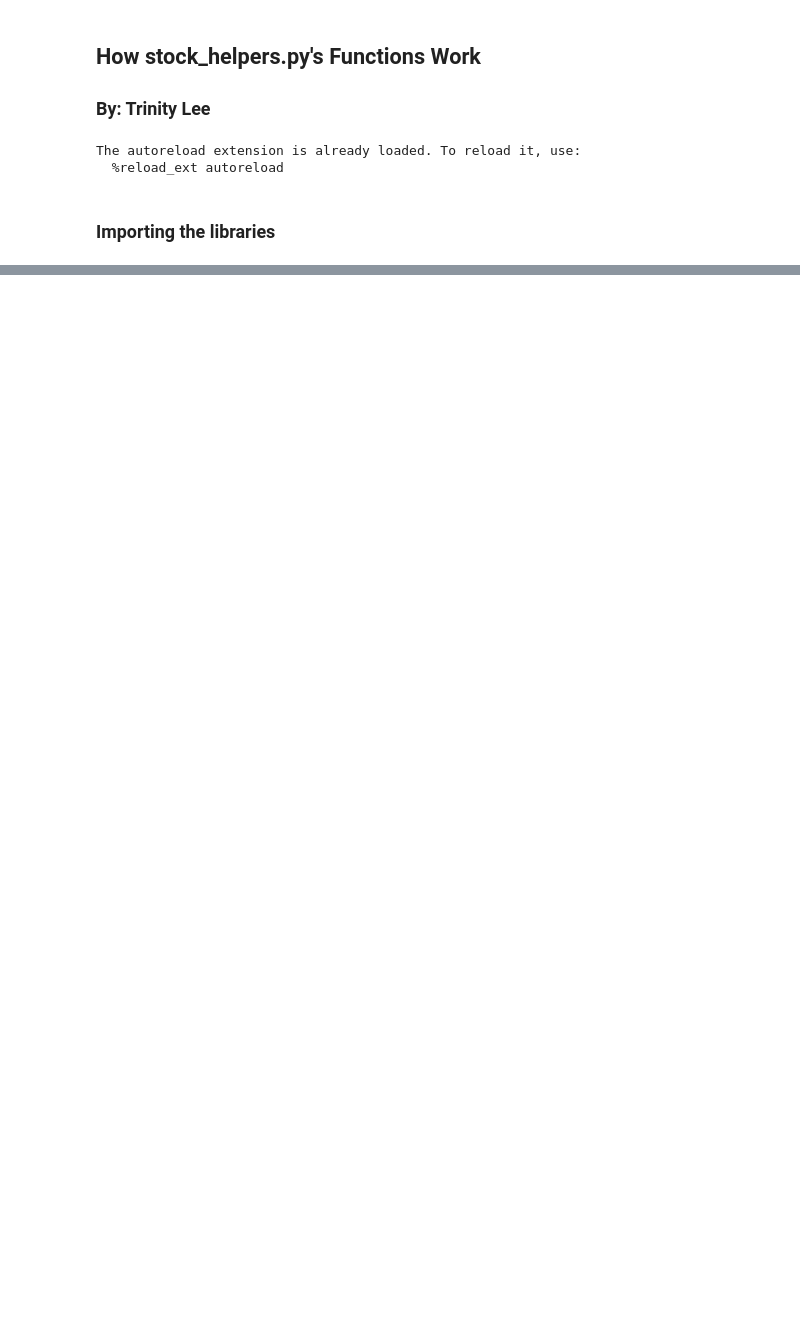
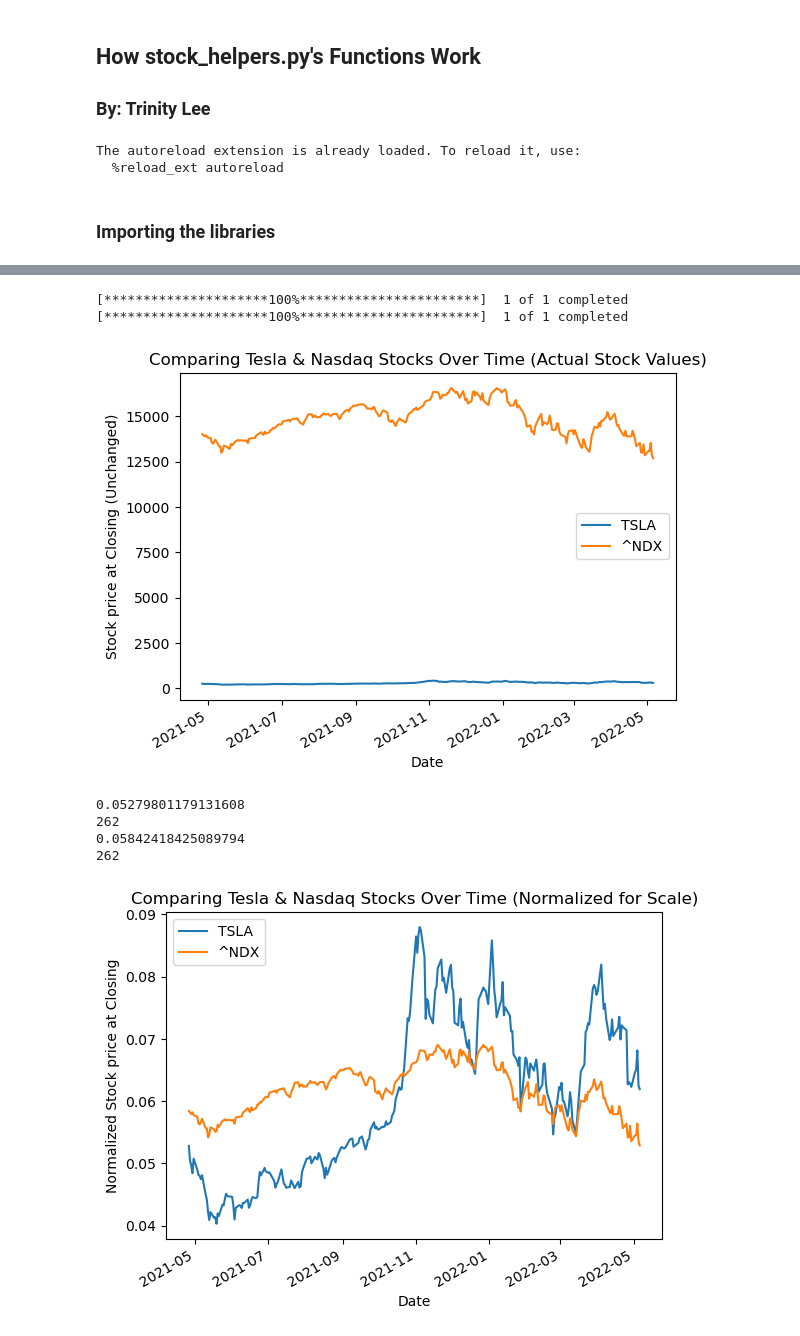
Before and after one commit to olincollege/twitter-vs-stock, a Jupyter notebook: yfin/finplotREADME.ipynb, the cells around one changed output, grey strips where cells are left out. Drawn from its saved outputs; the diff is of its cells as text; code cells hidden in the pictures; blank space fills up the shorter version.

```diff
--- a/yfin/finplotREADME.ipynb
+++ b/yfin/finplotREADME.ipynb
@@ -77,0 +24,3 @@ Name: Close, Length: 3195, dtype: float64
+# %%
+start_date = "2021-04-25"
+end_date = "2022-05-09"
@@ -77,0 +33,40 @@ Name: Close, Length: 3195, dtype: float64
+# %%
+
+TSLA = StockPlot("TSLA", start_date, end_date)
+nasdaq = StockPlot("^NDX", start_date, end_date)
+
+
+#Storage for organization & easy plotting
+list = [TSLA, nasdaq]
+
+
+#Plot the raw closing prices
+for symbol in list:
+
+    symbol.get_stock_data().plot(label=symbol.get_ticker())
+
+plt.ylabel("Stock price at Closing (Unchanged)")
+plt.title("Comparing Tesla & Nasdaq Stocks Over Time (Actual Stock Values)")
+plt.legend()
+plt.show()
+
+
+#Plot the normalized stock data
+for symbol in list:
+
+    symbol.get_normalized_data().plot(label=symbol.get_ticker())
+
+plt.ylabel("Normalized Stock price at Closing")
+plt.title("Comparing Tesla & Nasdaq Stocks Over Time (Normalized for Scale)")
+
+plt.legend()
+plt.show()
+# %% [output]
+[*********************100%***********************]  1 of 1 completed
+[*********************100%***********************]  1 of 1 completed
+[figure, added]
+0.05279801179131608
+262
+0.05842418425089794
+262
+[figure, added]
```
Also changed, not shown: parts of 14 cells of this notebook, 2 other files.
